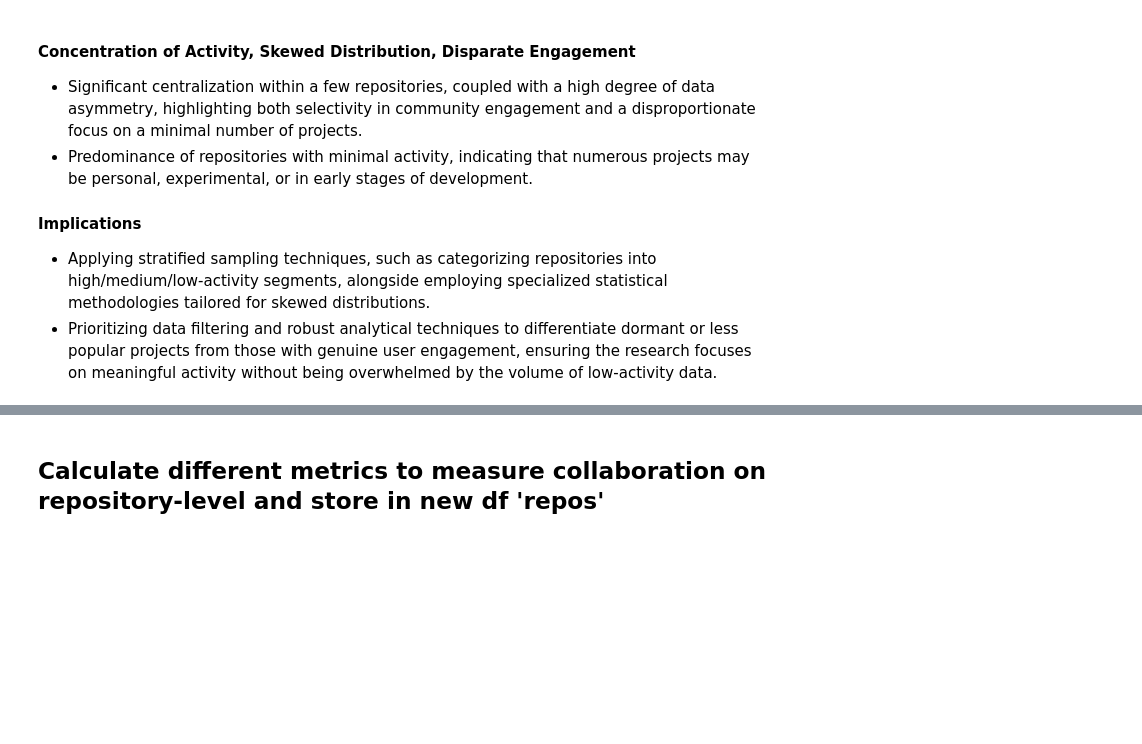
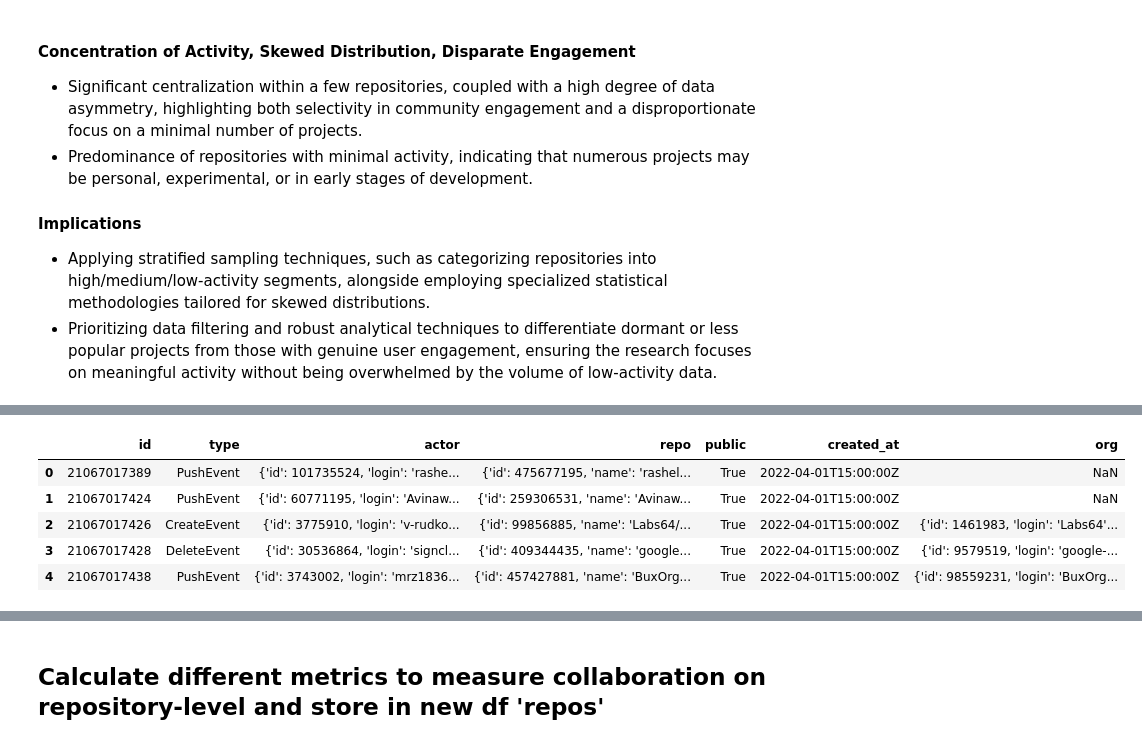
Before and after one commit to Nik-mundt/Work_Project, a Jupyter notebook: Collaboration_Variable.ipynb, the cells around one changed output, grey strips where cells are left out. Saved outputs shown, nothing was run; the diff lists cells and outputs as text; code cells hidden in the pictures; blank space fills up the shorter version.

```diff
--- a/Collaboration_Variable.ipynb
+++ b/Collaboration_Variable.ipynb
@@ -118,0 +86,38 @@ commits.head()
+# %%
+file_names = [
+    '2022-04-01-15.json.gz',
+    '2022-04-01-16.json.gz',
+    '2022-04-01-17.json.gz',
+    '2022-04-01-18.json.gz',
+    '2023-04-01-15.json.gz',
+    '2023-04-01-16.json.gz',
+    '2023-04-01-17.json.gz',
+    '2023-04-01-18.json.gz',
+]
+all_data = []
+def process_file(file_path):
+    data_list = []
+    with gzip.open(file_path, 'r') as f:
+        for line in f:
+            if isinstance(line, bytes):
+                line = line.decode('utf-8')
+            data = json.loads(line)
+            # DELETE FOR ACTUAL ANALYSIS; Remove the 'payload' key-value pair from the dictionary, only to make it quicker for now
+            data.pop('payload', None)
+            data_list.append(data)
+    df = pd.DataFrame(data_list)
+    return df
+# Process each file
+for file_name in file_names:
+    file_path = os.path.join('data', file_name)
+
+    if not os.path.exists(file_path):
+        print(f"File does not exist: {file_path}")
+        continue
+    print(f"Processing file: {file_path}")
+    current_df = process_file(file_path)
+    all_data.append(current_df)
+
+# Concatenate all the data into a single DataFrame
+final_df = pd.concat(all_data, ignore_index=True)
+print("All files have been processed and combined.")
@@ -118,0 +134,9 @@ commits.head()
+# %%
+final_df.head()
+# %% [output]
+|  | id | type | actor | repo | public | created_at | org |
+| 0 | 21067017389 | PushEvent | {'id': 101735524, 'login': 'rashe... | {'id': 475677195, 'name': 'rashel... | True | 2022-04-01T15:00:00Z | NaN |
+| 1 | 21067017424 | PushEvent | {'id': 60771195, 'login': 'Avinaw... | {'id': 259306531, 'name': 'Avinaw... | True | 2022-04-01T15:00:00Z | NaN |
+| 2 | 21067017426 | CreateEvent | {'id': 3775910, 'login': 'v-rudko... | {'id': 99856885, 'name': 'Labs64/... | True | 2022-04-01T15:00:00Z | {'id': 1461983, 'login': 'Labs64'... |
+| 3 | 21067017428 | DeleteEvent | {'id': 30536864, 'login': 'signcl... | {'id': 409344435, 'name': 'google... | True | 2022-04-01T15:00:00Z | {'id': 9579519, 'login': 'google-... |
+| 4 | 21067017438 | PushEvent | {'id': 3743002, 'login': 'mrz1836... | {'id': 457427881, 'name': 'BuxOrg... | True | 2022-04-01T15:00:00Z | {'id': 98559231, 'login': 'BuxOrg... |
```
Also changed, not shown: parts of 25 cells of this notebook.
